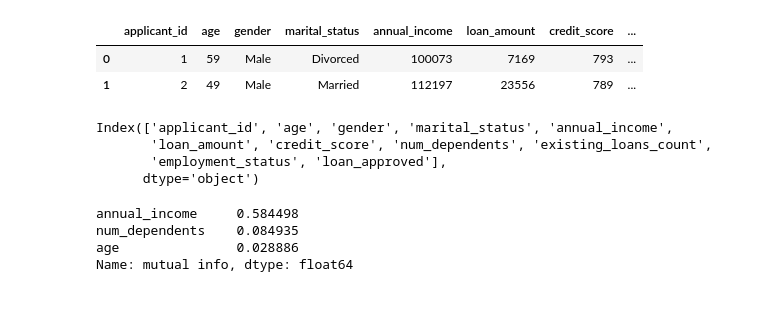
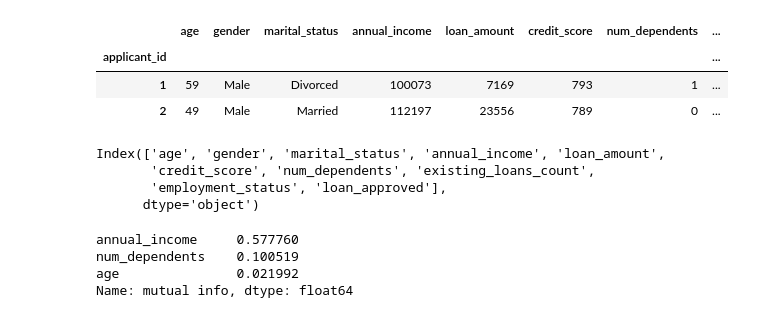
Before and after one commit to semingrai/ML-mini-projects, a Jupyter notebook: loan_approval.ipynb, the cells around one changed output. Drawn from its saved outputs; the diff is of its cells as text; code cells hidden in the pictures.

Commit message:
Data visualization

```diff
--- a/loan_approval.ipynb
+++ b/loan_approval.ipynb
@@ -1,16 +1,17 @@
 # %%
 import pandas as pd
-data = pd.read_csv('loanapproval.csv')
+data = pd.read_csv('loanapproval.csv', index_col='applicant_id')
 data.head(2)
 # %% [output]
-|  | applicant_id | age | gender | marital_status | annual_income | loan_amount | credit_score | ... |
-| 0 | 1 | 59 | Male | Divorced | 100073 | 7169 | 793 | ... |
-| 1 | 2 | 49 | Male | Married | 112197 | 23556 | 789 | ... |
+|  | age | gender | marital_status | annual_income | loan_amount | credit_score | num_dependents | ... |
+| applicant_id |  |  |  |  |  |  |  | ... |
+| 1 | 59 | Male | Divorced | 100073 | 7169 | 793 | 1 | ... |
+| 2 | 49 | Male | Married | 112197 | 23556 | 789 | 0 | ... |
 # %%
 data.columns
 # %% [output]
-Index(['applicant_id', 'age', 'gender', 'marital_status', 'annual_income',
-       'loan_amount', 'credit_score', 'num_dependents', 'existing_loans_count',
+Index(['age', 'gender', 'marital_status', 'annual_income', 'loan_amount',
+       'credit_score', 'num_dependents', 'existing_loans_count',
        'employment_status', 'loan_approved'],
       dtype='object')
 # %%
@@ -51,9 +52,9 @@ discrete_features = X.dtypes == int
 mi_scores = mi_info(X, Y, discrete_features)
 mi_scores[::3]
 # %% [output]
-annual_income     0.584498
-num_dependents    0.084935
-age               0.028886
+annual_income     0.577760
+num_dependents    0.100519
+age               0.021992
 Name: mutual info, dtype: float64
 # %%
 import matplotlib.pyplot as plt
```
Also changed, not shown: parts of 2 cells of this notebook.
